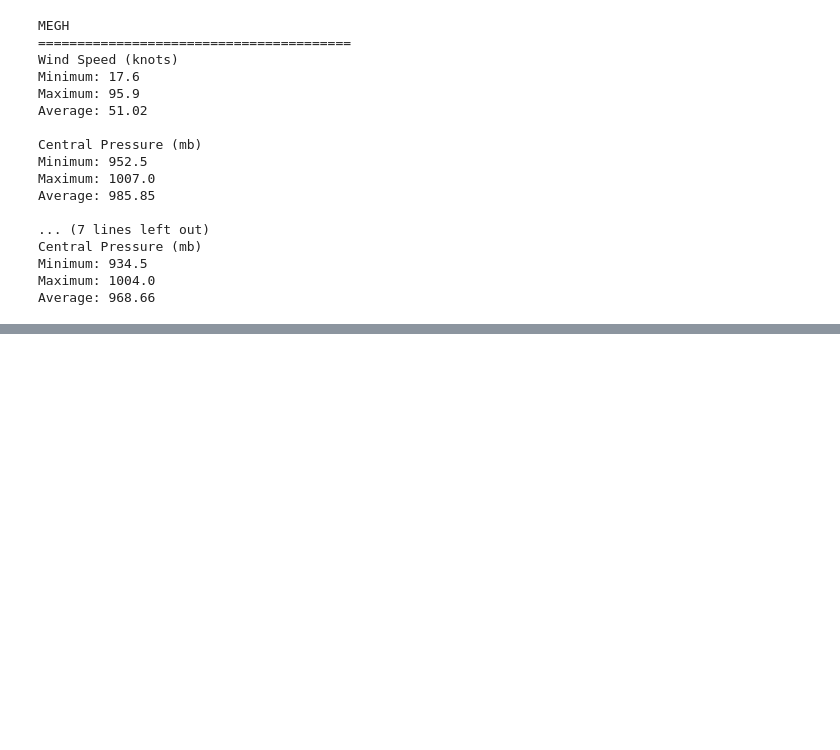
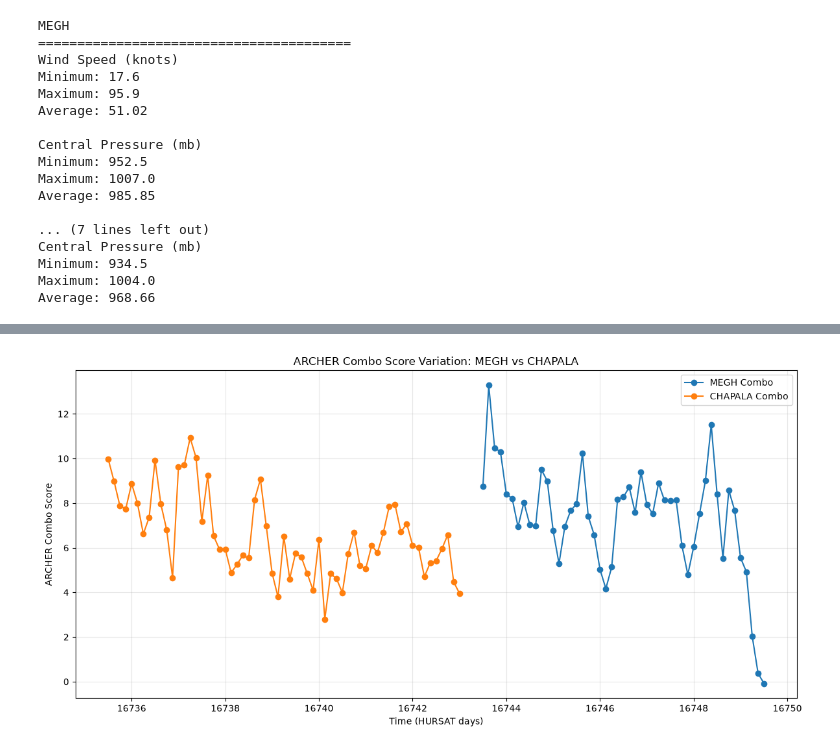
Before and after one commit to Sreoshh/tropical-cyclone-detection, a Jupyter notebook: data/notebooks/03_hursat_data_inspection.ipynb, the cells around one changed output, grey strips where cells are left out. Saved outputs shown, nothing was run; the diff lists cells and outputs as text; code cells hidden in the pictures; blank space fills up the shorter version.

Commit message:
v0.2.2: Complete ARCHER score analysis

```diff
--- a/data/notebooks/03_hursat_data_inspection.ipynb
+++ b/data/notebooks/03_hursat_data_inspection.ipynb
@@ -726,0 +771,26 @@ Average: 968.66
+# %%
+plt.figure(figsize=(12, 6))
+
+plt.plot(
+    megh_time,
+    [float(r["archer_combo_score"]) for r in megh_analysis],
+    marker="o",
+    label="MEGH Combo"
+)
+
+plt.plot(
+    chapala_time,
+    [float(r["archer_combo_score"]) for r in chapala_analysis],
+    marker="o",
+    label="CHAPALA Combo"
+)
+
+plt.xlabel("Time (HURSAT days)")
+plt.ylabel("ARCHER Combo Score")
+plt.title("ARCHER Combo Score Variation: MEGH vs CHAPALA")
+plt.legend()
+plt.grid(True, alpha=0.3)
+plt.tight_layout()
+plt.show()
+# %% [output]
+[figure, added]
```
Also changed, not shown: parts of 9 cells of this notebook, 1 other file.
